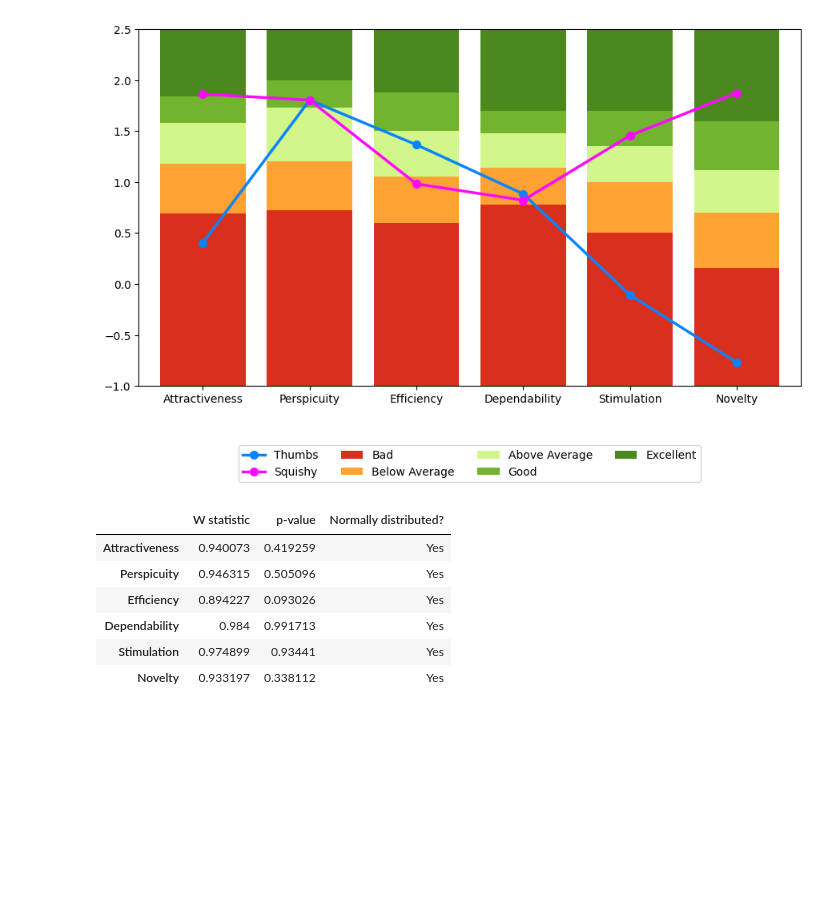
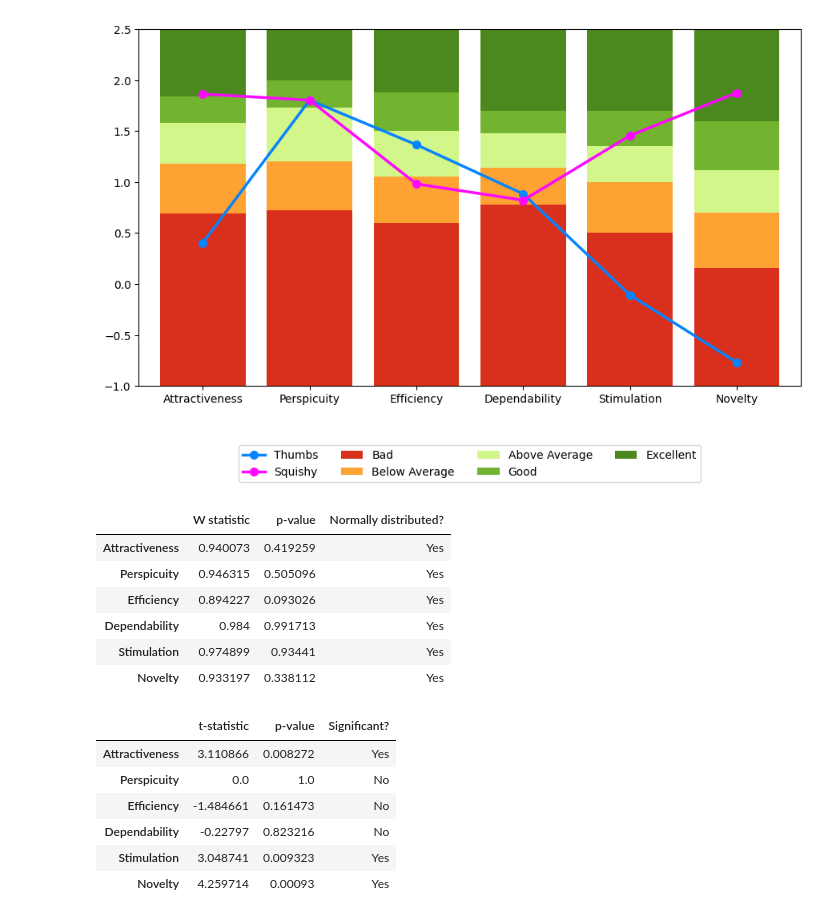
Before and after one commit to Phlipinator/Squishy-Data-Analysis, a Jupyter notebook: UEQ_MeanOverTasks.ipynb, the cells around one changed output. Saved outputs shown, nothing was run; the diff lists cells and outputs as text; code cells hidden in the pictures; blank space fills up the shorter version.

Commit message:
Adds paired ttest and chohens D for UEQ

```diff
--- a/UEQ_MeanOverTasks.ipynb
+++ b/UEQ_MeanOverTasks.ipynb
@@ -316,3 +316,32 @@ df_normality
 | Dependability | 0.984 | 0.991713 | Yes |
 | Stimulation | 0.974899 | 0.93441 | Yes |
 | Novelty | 0.933197 | 0.338112 | Yes |
+# %%
+from scipy.stats import ttest_rel
+
+# Dictionary to store t-test results
+ttest_results = {}
+
+for scale in scales:
+    # Paired t-test between Squishy and Standard conditions
+    t_stat, p_value = ttest_rel(df_scores[f"{scale}_Squishy"], df_scores[f"{scale}_Standard"])
+
+    # Store the results
+    ttest_results[scale] = {
+        "t-statistic": t_stat,
+        "p-value": p_value,
+        "Significant?": "Yes" if p_value < 0.05 else "No"
+    }
+
+# Convert results to DataFrame for display
+ttest_df = pd.DataFrame(ttest_results).T
+
+ttest_df
+# %% [output]
+|  | t-statistic | p-value | Significant? |
+| Attractiveness | 3.110866 | 0.008272 | Yes |
+| Perspicuity | 0.0 | 1.0 | No |
+| Efficiency | -1.484661 | 0.161473 | No |
+| Dependability | -0.22797 | 0.823216 | No |
+| Stimulation | 3.048741 | 0.009323 | Yes |
+| Novelty | 4.259714 | 0.00093 | Yes |
```
Also changed, not shown: parts of 1 cell of this notebook, 1 other file.
